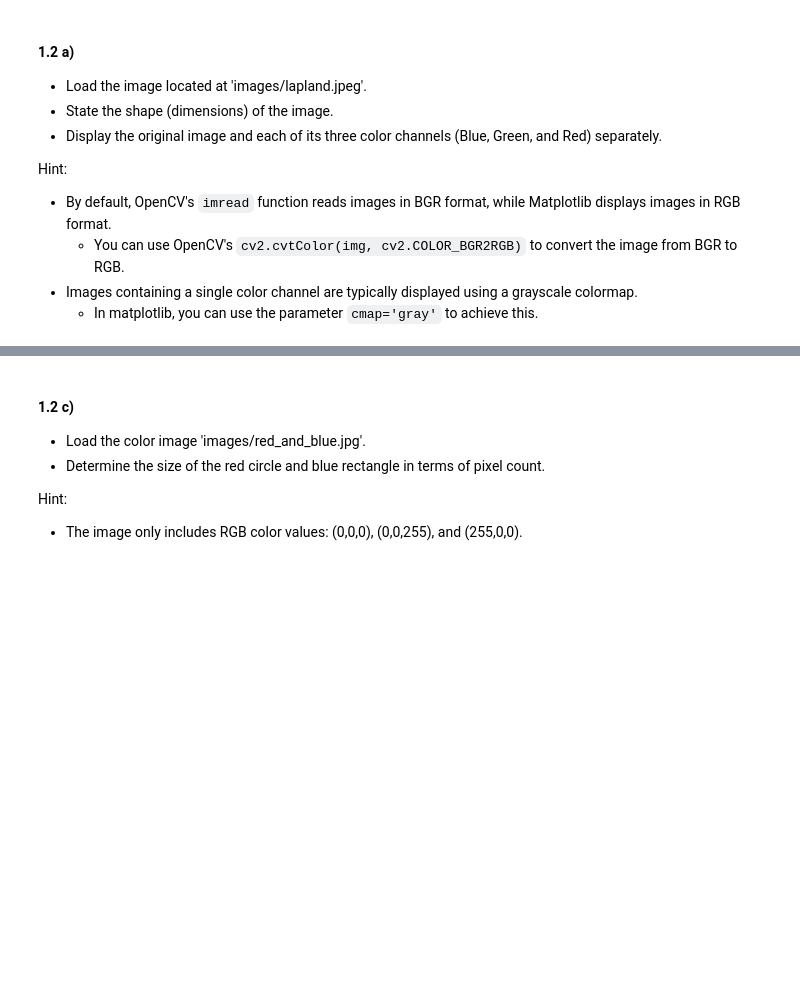
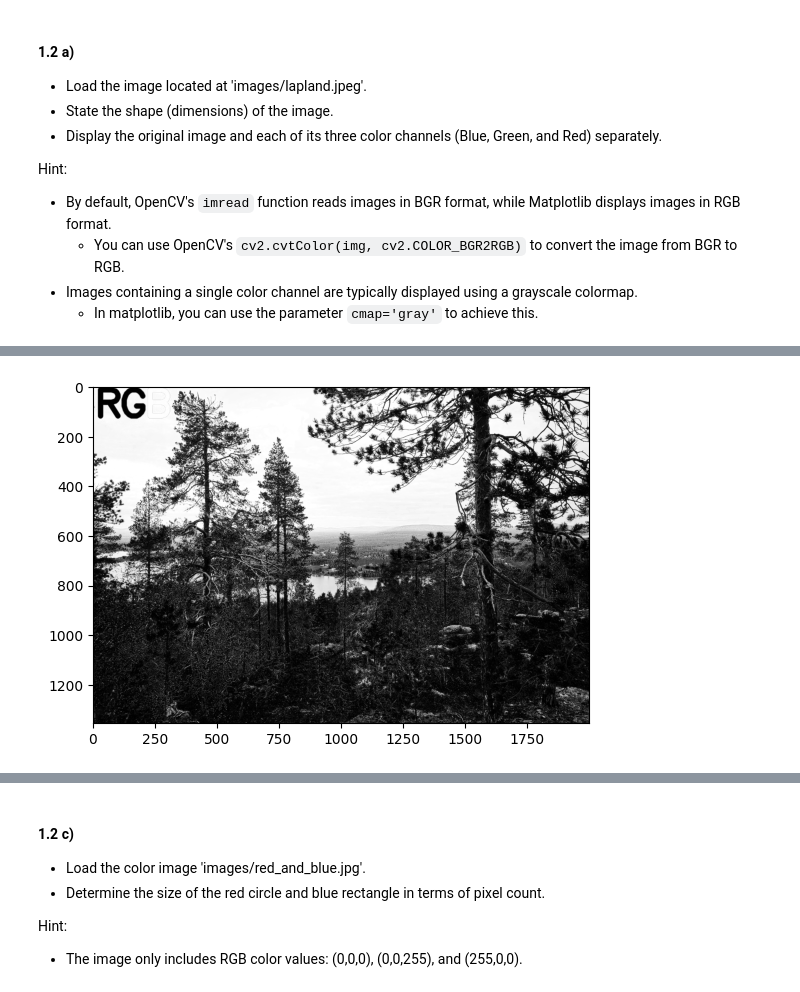
Before and after one commit to hoanghl/master-hw, a Jupyter notebook: ex1/CV-2024-exercises-01.ipynb, the cells around one changed output, grey strips where cells are left out. Saved outputs shown, nothing was run; the diff lists cells and outputs as text; code cells hidden in the pictures; blank space fills up the shorter version.

```diff
--- a/ex1/CV-2024-exercises-01.ipynb
+++ b/ex1/CV-2024-exercises-01.ipynb
@@ -148,3 +269,8 @@ Hint:
+# %%
+plt.imshow(img[:, :, 2], cmap='gray', vmin=0, vmax=255)
+plt.show()
+# %% [output]
+[figure, added]
 # %% [markdown]
 #### 1.2 b)
 
```
Also changed, not shown: parts of 21 cells of this notebook, 11 other files.
